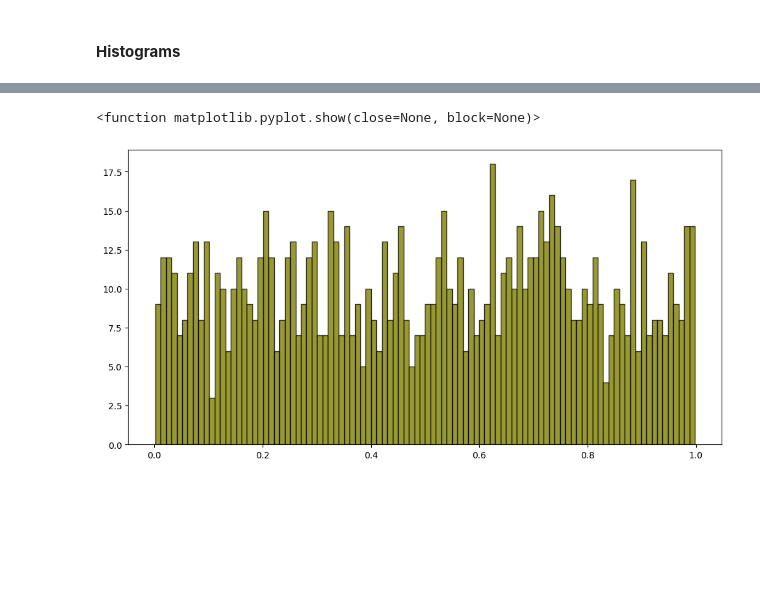
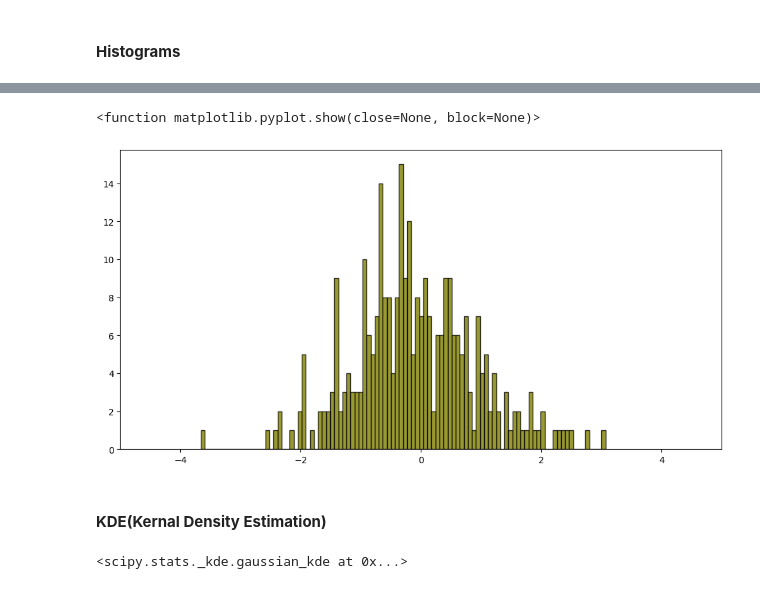
Before and after one commit to grishrana/python_learn, a Jupyter notebook: dataanalysis_freecodecamp/datacleaning/MoreVisualization.ipynb, the cells around one changed output, grey strips where cells are left out. Saved outputs shown, nothing was run; the diff lists cells and outputs as text; code cells hidden in the pictures; blank space fills up the shorter version.

Commit message:
More visualization 3

```diff
--- a/dataanalysis_freecodecamp/datacleaning/MoreVisualization.ipynb
+++ b/dataanalysis_freecodecamp/datacleaning/MoreVisualization.ipynb
@@ -195,4 +195,5 @@ plt.show()
 # %% [markdown]
 #### **Histograms**
 # %%
-Value=np.random.rand(1000)
+Value=np.random.randn(300)
+print(Value)
@@ -199,8 +218,19 @@ Value=np.random.rand(1000)
 # %%
 plt.subplots(figsize=(12,6))
 plt.hist(Value,bins=100,alpha=0.8,histtype='bar',color='olive',edgecolor='black')
+#bins=100 means the np array Value is divided into 100 parts and plotted.
+plt.xlim(xmin=-5,xmax=5)
 
 plt.show
 # %% [output]
 <function matplotlib.pyplot.show(close=None, block=None)>
-[figure, old version]
+[figure, new version]
+# %% [markdown]
+#### **KDE(Kernal Density Estimation)**
+# %%
+from scipy import stats
+
+density=stats.gaussian_kde(Value)
+density
+# %% [output]
+<scipy.stats._kde.gaussian_kde at 0x...>
```
Also changed, not shown: parts of 15 cells of this notebook.
